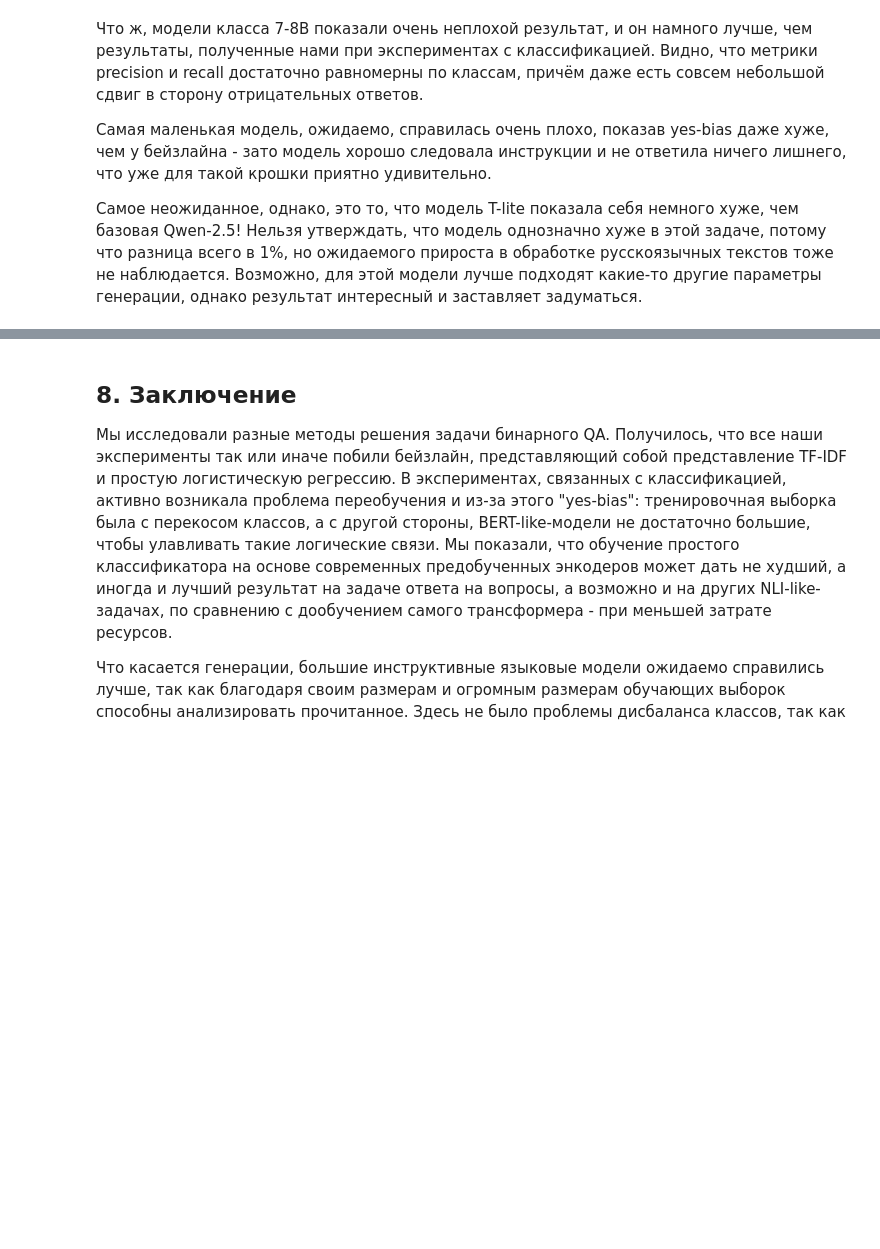
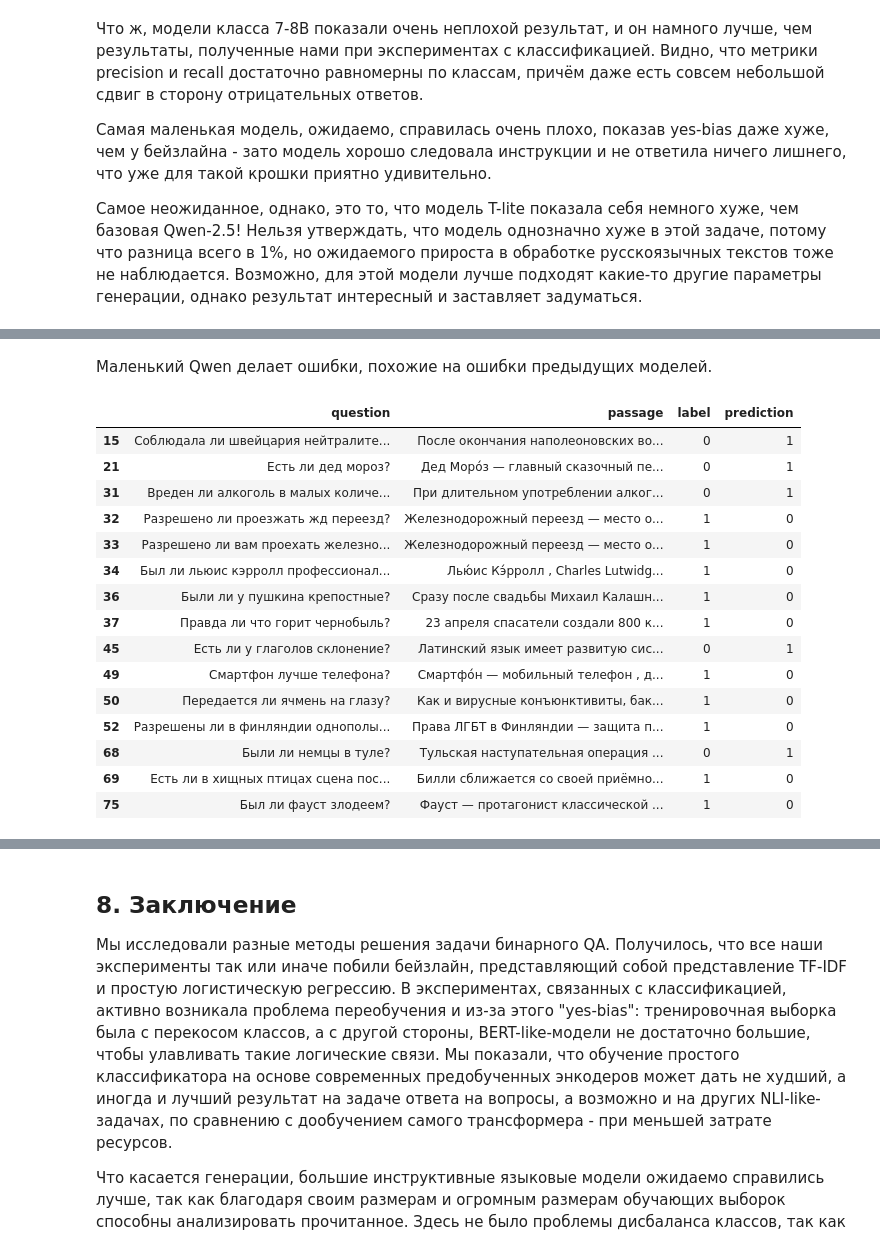
Before and after one commit to Futyn-Maker/nlp_4th_year_DaNetQA_project, a Jupyter notebook: project_DaNetQA.ipynb, the cells around one changed output, grey strips where cells are left out. Drawn from its saved outputs; the diff is of its cells as text; code cells hidden in the pictures; blank space fills up the shorter version.

```diff
--- a/project_DaNetQA.ipynb
+++ b/project_DaNetQA.ipynb
@@ -1475,0 +1572,21 @@ torch.cuda.empty_cache()
+# %% [markdown]
+Маленький Qwen делает ошибки, похожие на ошибки предыдущих моделей.
+# %%
+compare_labels("exp_preds/exp3_qwen_7b.jsonl")
+# %% [output]
+|  | question | passage | label | prediction |
+| 15 | Соблюдала ли швейцария нейтралите... | После окончания наполеоновских во... | 0 | 1 |
+| 21 | Есть ли дед мороз? | Дед Моро́з — главный сказочный пе... | 0 | 1 |
+| 31 | Вреден ли алкоголь в малых количе... | При длительном употреблении алког... | 0 | 1 |
+| 32 | Разрешено ли проезжать жд переезд? | Железнодорожный переезд — место о... | 1 | 0 |
+| 33 | Разрешено ли вам проехать железно... | Железнодорожный переезд — место о... | 1 | 0 |
+| 34 | Был ли льюис кэрролл профессионал... | Лью́ис Кэ́рролл , Charles Lutwidg... | 1 | 0 |
+| 36 | Были ли у пушкина крепостные? | Сразу после свадьбы Михаил Калашн... | 1 | 0 |
+| 37 | Правда ли что горит чернобыль? | 23 апреля спасатели создали 800 к... | 1 | 0 |
+| 45 | Есть ли у глаголов склонение? | Латинский язык имеет развитую сис... | 0 | 1 |
+| 49 | Смартфон лучше телефона? | Смартфо́н — мобильный телефон , д... | 1 | 0 |
+| 50 | Передается ли ячмень на глазу? | Как и вирусные конъюнктивиты, бак... | 1 | 0 |
+| 52 | Разрешены ли в финляндии однополы... | Права ЛГБТ в Финляндии — защита п... | 1 | 0 |
+| 68 | Были ли немцы в туле? | Тульская наступательная операция ... | 0 | 1 |
+| 69 | Есть ли в хищных птицах сцена пос... | Билли сближается со своей приёмно... | 1 | 0 |
+| 75 | Был ли фауст злодеем? | Фауст — протагонист классической ... | 1 | 0 |
```
Also changed, not shown: parts of 23 cells of this notebook.
